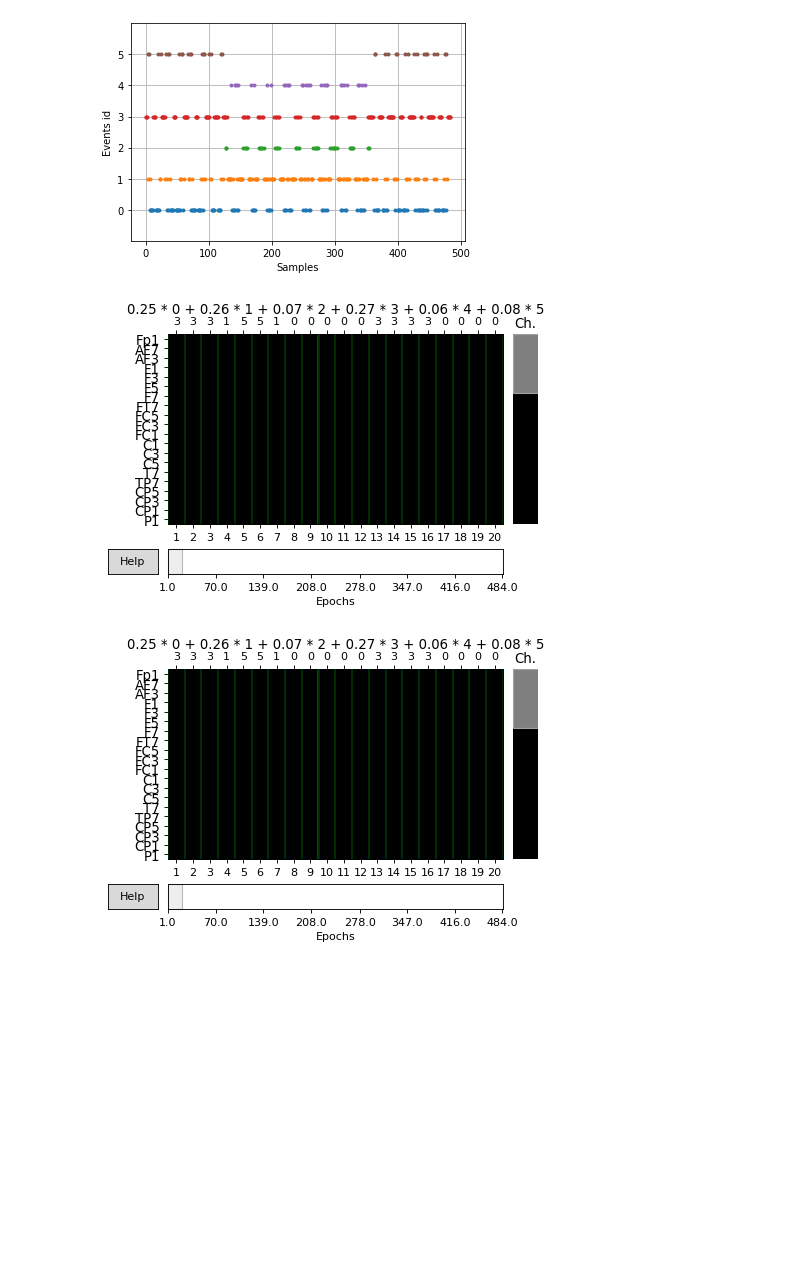
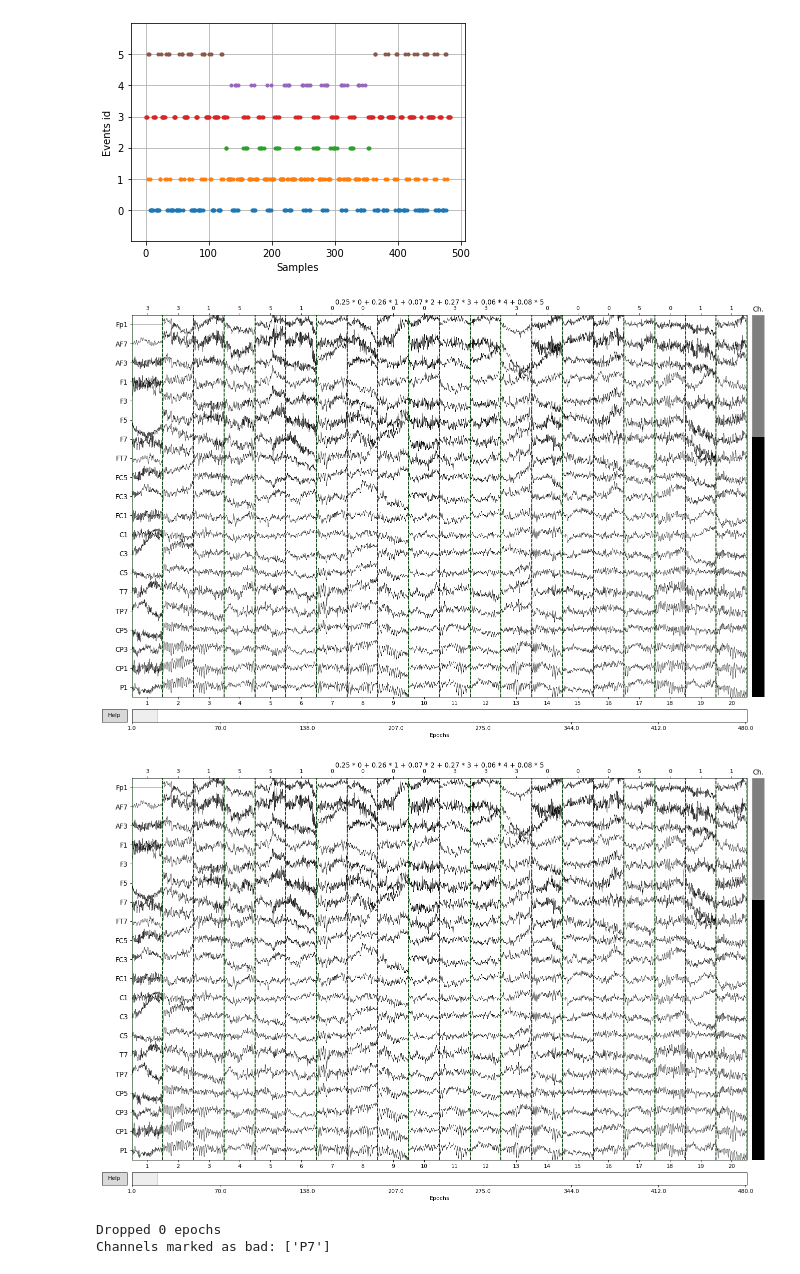
Before and after one commit to aath0/AlgorithmsNeuroscience, a Jupyter notebook: Tutorials/study1.ipynb, the cells around one changed output. Saved outputs shown, nothing was run; the diff lists cells and outputs as text; code cells hidden in the pictures; blank space fills up the shorter version.

Commit message:
scaling is added to epochs.plot()

```diff
--- a/Tutorials/study1.ipynb
+++ b/Tutorials/study1.ipynb
@@ -116,10 +116,13 @@ mne.viz.plot_events(epochs.events)
 [figure]
 [figure]
 # %%
-# !!!!! Cannot see the waveforms
-epochs.plot(block=True)
+%matplotlib tk
+mne.viz.plot_epochs(epochs, scalings='auto')
+#epochs.plot(block=True)
 # %% [output]
-[figure, old version]
+[figure, new version]
-[figure, old version]
+[figure, new version]
+Dropped 0 epochs
+Channels marked as bad: ['P7']
 # %%
 events = mne.pick_events(epochs.events, include=[2, 3])
```
Also changed, not shown: parts of 1 cell of this notebook.
